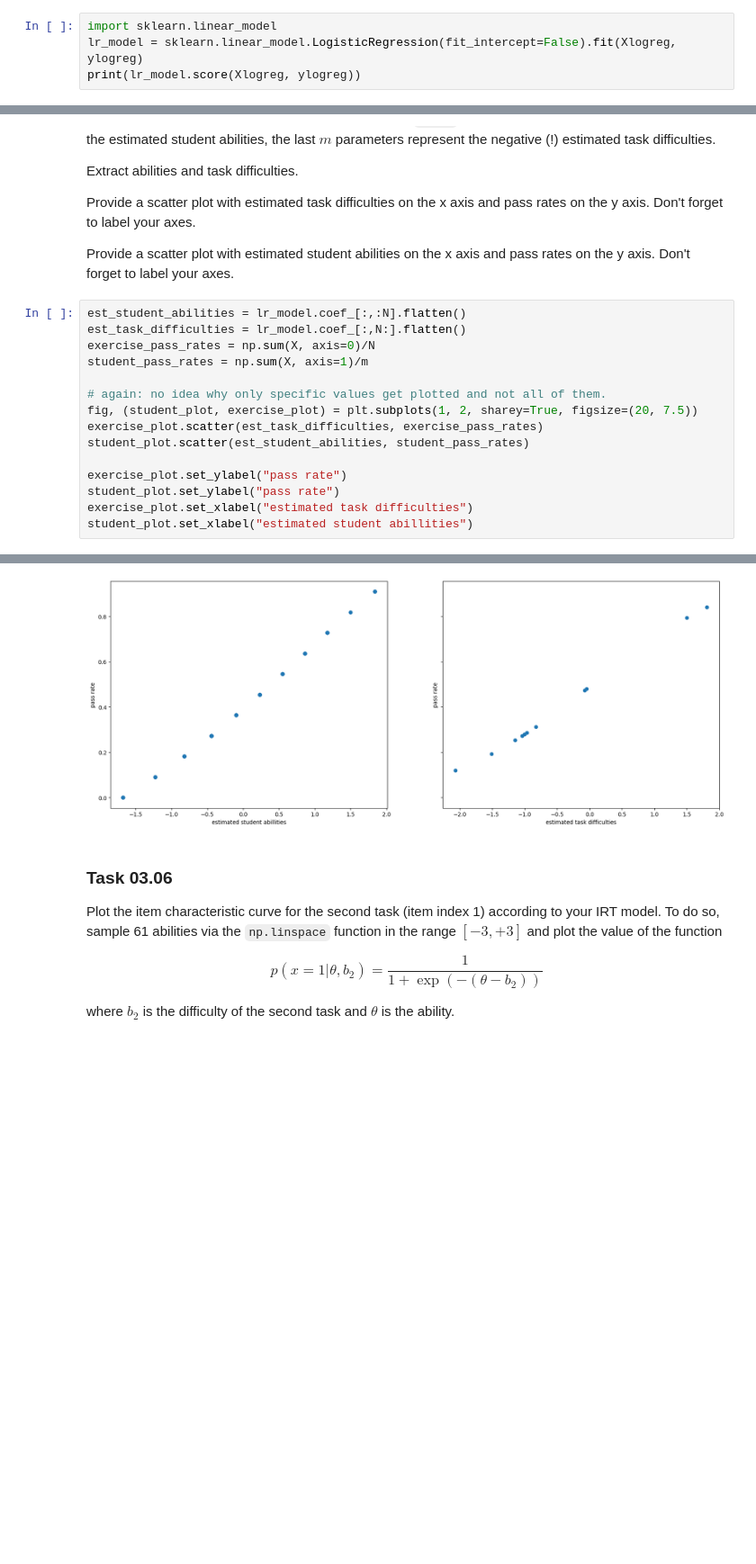
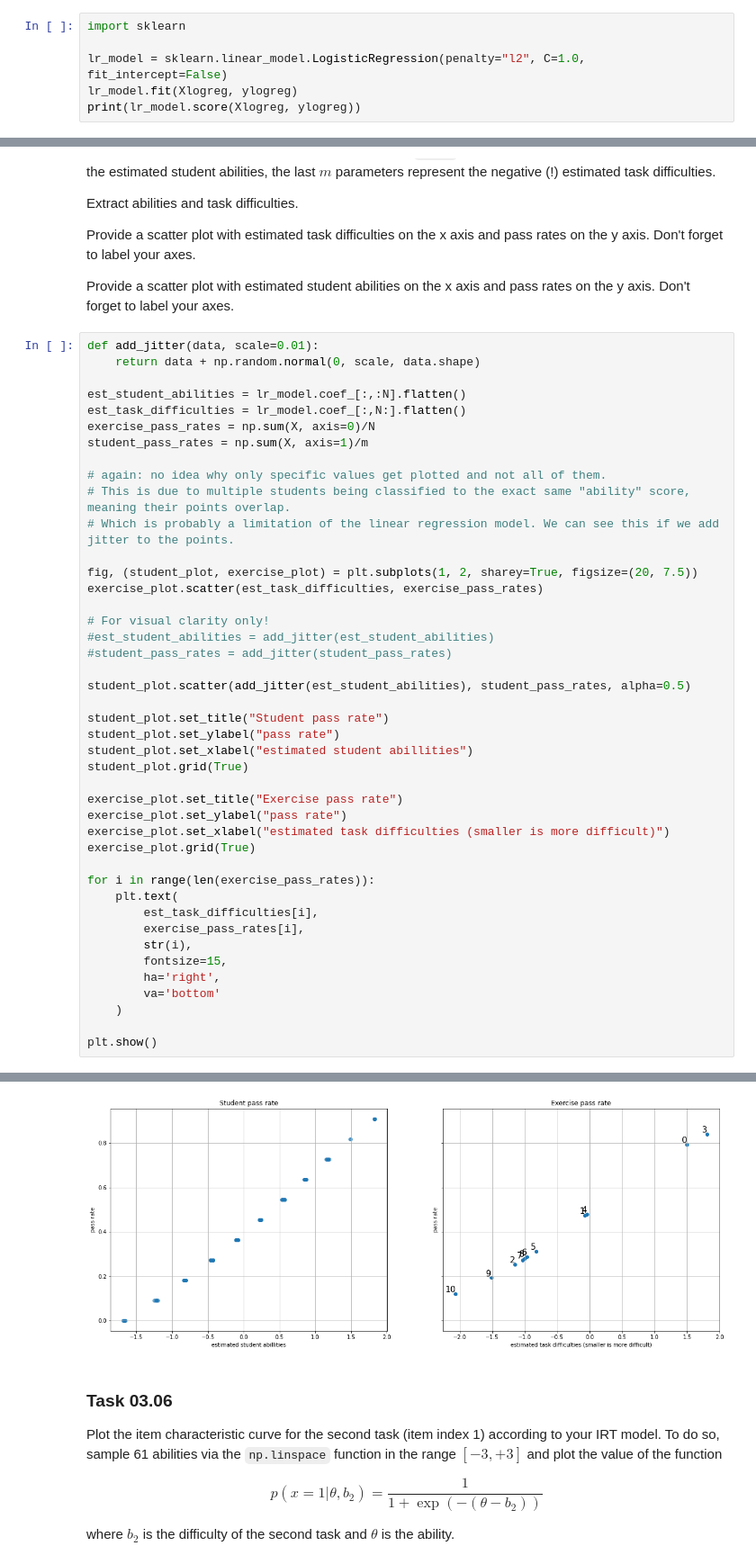
Before and after one commit to ChonsShadow/datamining_24-25, a Jupyter notebook: sheet03/sheet03.ipynb, the cells around one changed output, grey strips where cells are left out. Shown at 90% size. Cells and saved outputs as stored; diff of their text form; blank space fills up the shorter version.

Commit message:
Fix task 4 by adding penalty and C as instructed. Clarify task 5 by adding index text.

```diff
--- a/sheet03/sheet03.ipynb
+++ b/sheet03/sheet03.ipynb
@@ -124,8 +124,10 @@ Use the new format of the data to train an [sklearn.linear_model.LogisticRegress
 
 Report the accuracy of the model by printing the output of the `score` function of the model.
 # %%
-import sklearn.linear_model
-lr_model = sklearn.linear_model.LogisticRegression(fit_intercept=False).fit(Xlogreg, ylogreg)
+import sklearn
+
+lr_model = sklearn.linear_model.LogisticRegression(penalty="l2", C=1.0, fit_intercept=False)
+lr_model.fit(Xlogreg, ylogreg)
 print(lr_model.score(Xlogreg, ylogreg))
 # %% [output]
 0.7963636363636364
@@ -140,18 +142,46 @@ Provide a scatter plot with estimated task difficulties on the x axis and pass r
 
 Provide a scatter plot with estimated student abilities on the x axis and pass rates on the y axis. Don't forget to label your axes.
 # %%
+def add_jitter(data, scale=0.01):
+    return data + np.random.normal(0, scale, data.shape)
+
 est_student_abilities = lr_model.coef_[:,:N].flatten()
 est_task_difficulties = lr_model.coef_[:,N:].flatten()
 exercise_pass_rates = np.sum(X, axis=0)/N
 student_pass_rates = np.sum(X, axis=1)/m
 
 # again: no idea why only specific values get plotted and not all of them.
+# This is due to multiple students being classified to the exact same "ability" score, meaning their points overlap.
+# Which is probably a limitation of the linear regression model. We can see this if we add jitter to the points.
+
 fig, (student_plot, exercise_plot) = plt.subplots(1, 2, sharey=True, figsize=(20, 7.5))
 exercise_plot.scatter(est_task_difficulties, exercise_pass_rates)
-student_plot.scatter(est_student_abilities, student_pass_rates)
 
+# For visual clarity only!
+#est_student_abilities = add_jitter(est_student_abilities)
+#student_pass_rates = add_jitter(student_pass_rates)
+
+student_plot.scatter(add_jitter(est_student_abilities), student_pass_rates, alpha=0.5)
+
+student_plot.set_title("Student pass rate")
+student_plot.set_ylabel("pass rate")
+student_plot.set_xlabel("estimated student abillities")
+student_plot.grid(True)
+
+exercise_plot.set_title("Exercise pass rate")
 exercise_plot.set_ylabel("pass rate")
-student_plot.set_ylabel("pass rate")
-exercise_plot.set_xlabel("estimated task difficulties")
-student_plot.set_xlabel("estimated student abillities")
+exercise_plot.set_xlabel("estimated task difficulties (smaller is more difficult)")
+exercise_plot.grid(True)
+
+for i in range(len(exercise_pass_rates)):
+    plt.text(
+        est_task_difficulties[i],
+        exercise_pass_rates[i],
+        str(i),
+        fontsize=15,
+        ha='right',
+        va='bottom'
+    )
+
+plt.show()
 # %% [output]
@@ -159,4 +188,4 @@ Text(0.5, 0, 'estimated student abillities')
-[figure, old version]
+[figure, new version]
 # %% [markdown]
 ### Task 03.06
 
```
Also changed, not shown: parts of 1 cell of this notebook.
